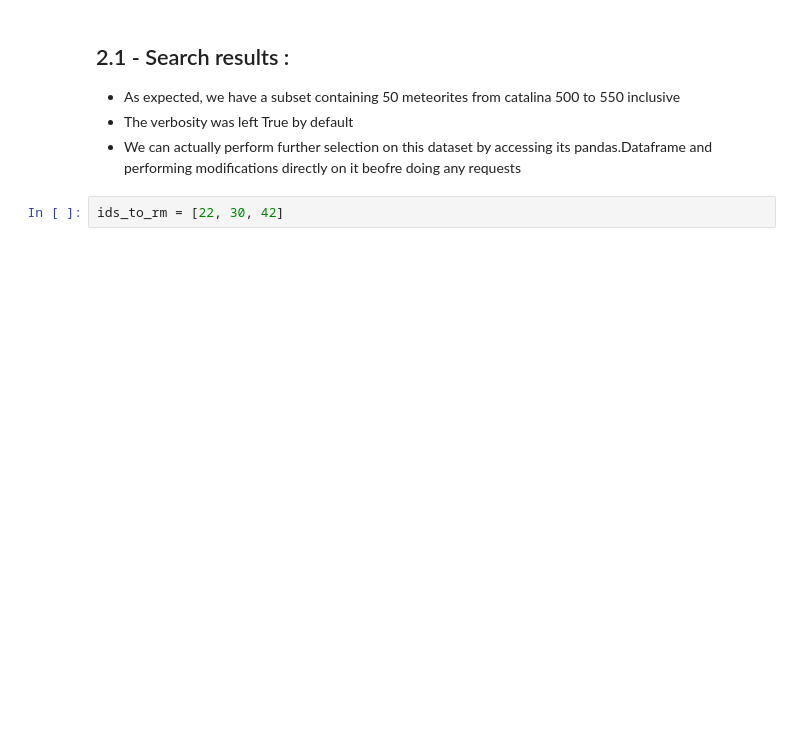
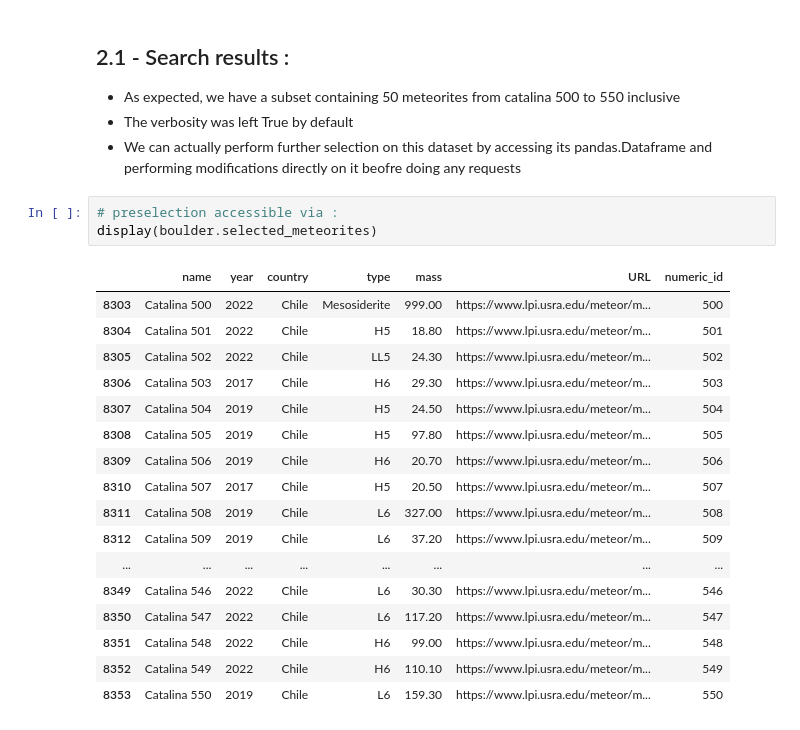
Before and after one commit to Psemp/sysyphus, a Jupyter notebook: notebooks/sysyphus_examples.ipynb, the cells around one changed output. Saved outputs shown, nothing was run; the diff lists cells and outputs as text; blank space fills up the shorter version.

```diff
--- a/notebooks/sysyphus_examples.ipynb
+++ b/notebooks/sysyphus_examples.ipynb
@@ -112,5 +119,24 @@ Refine your search. Press Enter to skip any criterion.
 - As expected, we have a subset containing 50 meteorites from catalina 500 to 550 inclusive
 - The verbosity was left True by default
 - We can actually perform further selection on this dataset by accessing its pandas.Dataframe and performing modifications directly on it beofre doing any requests
-# %%
-ids_to_rm = [22, 30, 42]
+# %%
+# preselection accessible via :
+display(boulder.selected_meteorites)
+# %% [output]
+|  | name | year | country | type | mass | URL | numeric_id |
+| 8303 | Catalina 500 | 2022 | Chile | Mesosiderite | 999.00 | https://www.lpi.usra.edu/meteor/m... | 500 |
+| 8304 | Catalina 501 | 2022 | Chile | H5 | 18.80 | https://www.lpi.usra.edu/meteor/m... | 501 |
+| 8305 | Catalina 502 | 2022 | Chile | LL5 | 24.30 | https://www.lpi.usra.edu/meteor/m... | 502 |
+| 8306 | Catalina 503 | 2017 | Chile | H6 | 29.30 | https://www.lpi.usra.edu/meteor/m... | 503 |
+| 8307 | Catalina 504 | 2019 | Chile | H5 | 24.50 | https://www.lpi.usra.edu/meteor/m... | 504 |
+| 8308 | Catalina 505 | 2019 | Chile | H5 | 97.80 | https://www.lpi.usra.edu/meteor/m... | 505 |
+| 8309 | Catalina 506 | 2019 | Chile | H6 | 20.70 | https://www.lpi.usra.edu/meteor/m... | 506 |
+| 8310 | Catalina 507 | 2017 | Chile | H5 | 20.50 | https://www.lpi.usra.edu/meteor/m... | 507 |
+| 8311 | Catalina 508 | 2019 | Chile | L6 | 327.00 | https://www.lpi.usra.edu/meteor/m... | 508 |
+| 8312 | Catalina 509 | 2019 | Chile | L6 | 37.20 | https://www.lpi.usra.edu/meteor/m... | 509 |
+| ... | ... | ... | ... | ... | ... | ... | ... |
+| 8349 | Catalina 546 | 2022 | Chile | L6 | 30.30 | https://www.lpi.usra.edu/meteor/m... | 546 |
+| 8350 | Catalina 547 | 2022 | Chile | L6 | 117.20 | https://www.lpi.usra.edu/meteor/m... | 547 |
+| 8351 | Catalina 548 | 2022 | Chile | H6 | 99.00 | https://www.lpi.usra.edu/meteor/m... | 548 |
+| 8352 | Catalina 549 | 2022 | Chile | H6 | 110.10 | https://www.lpi.usra.edu/meteor/m... | 549 |
+| 8353 | Catalina 550 | 2019 | Chile | L6 | 159.30 | https://www.lpi.usra.edu/meteor/m... | 550 |
```
Also changed, not shown: parts of 23 cells of this notebook, 6 other files.
